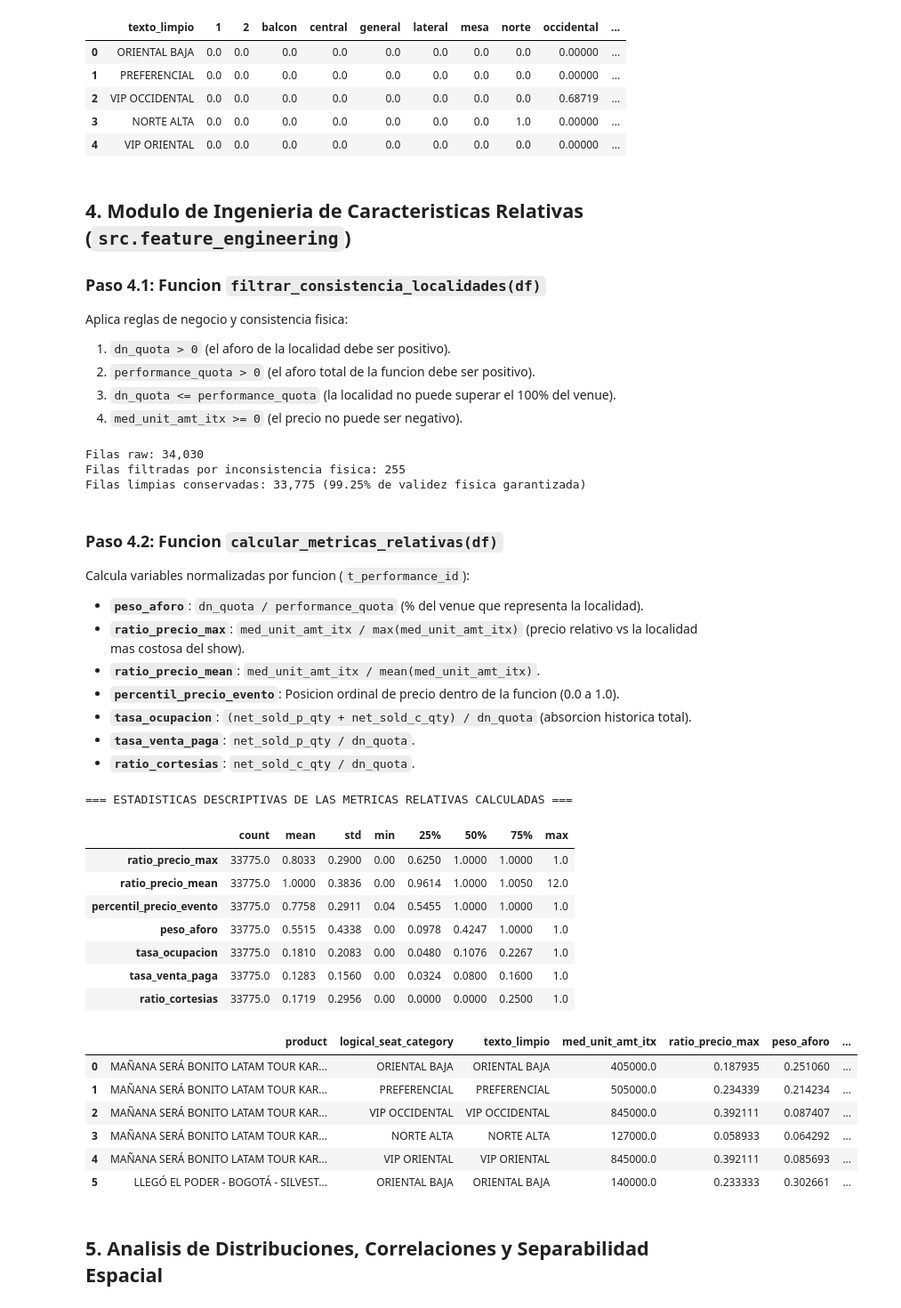
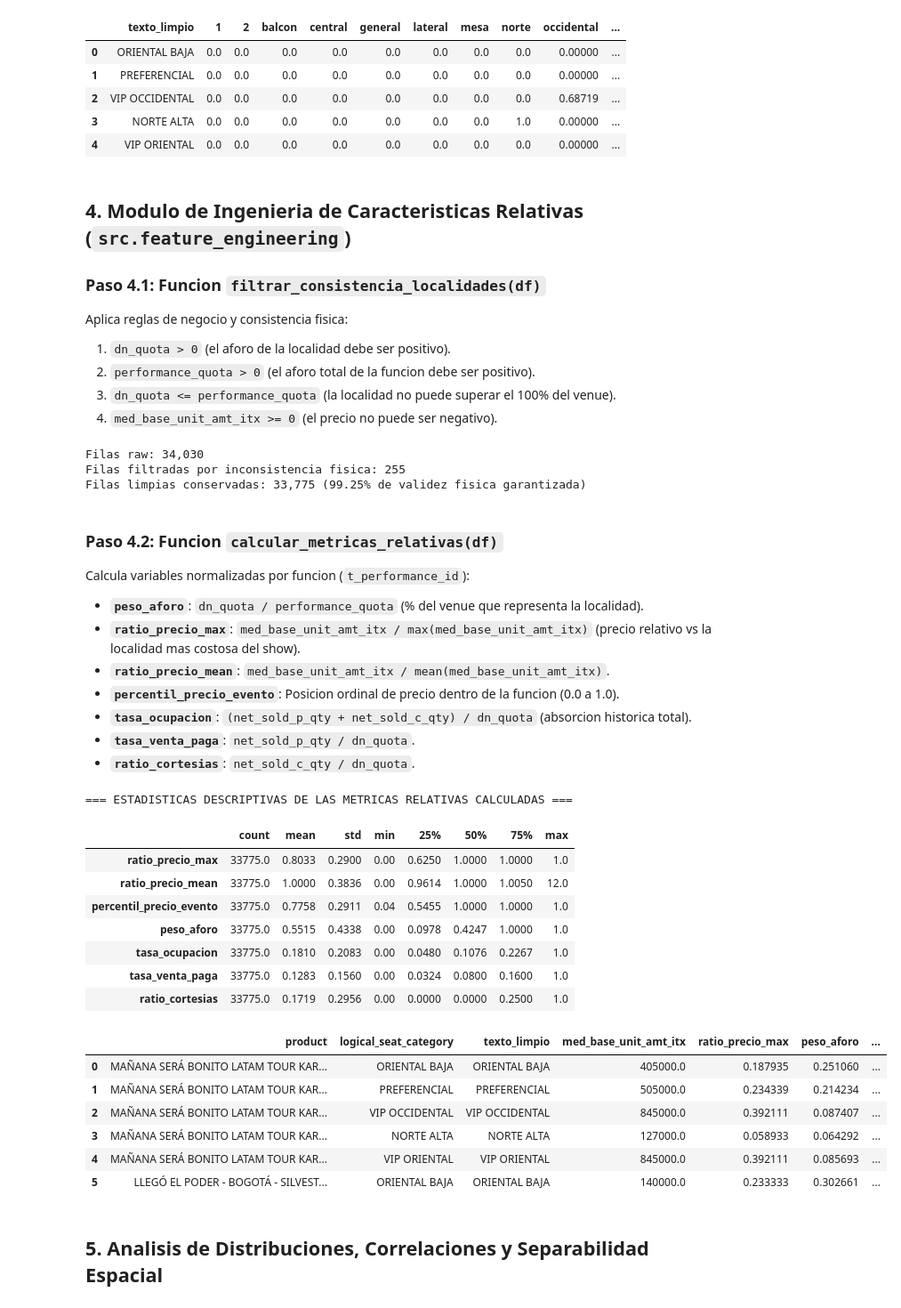
Before and after one commit to valentinatuboleta/clusterizacion-localidades, a Jupyter notebook: notebooks/01_eda_clusterizacion.ipynb, the cells around one changed output. Shown at 89% size. Cells and saved outputs as stored; diff of their text form; code cells hidden in the pictures.

```diff
--- a/notebooks/01_eda_clusterizacion.ipynb
+++ b/notebooks/01_eda_clusterizacion.ipynb
@@ -403,7 +403,7 @@ Aplica reglas de negocio y consistencia fisica:
 1. `dn_quota > 0` (el aforo de la localidad debe ser positivo).
 2. `performance_quota > 0` (el aforo total de la funcion debe ser positivo).
 3. `dn_quota <= performance_quota` (la localidad no puede superar el 100% del venue).
-4. `med_unit_amt_itx >= 0` (el precio no puede ser negativo).
+4. `med_base_unit_amt_itx >= 0` (el precio no puede ser negativo).
 # %%
 # Ejecutar filtrar_consistencia_localidades individualmente
 df_clean = filtrar_consistencia_localidades(df_raw)
@@ -420,8 +420,8 @@ Filas limpias conservadas: 33,775 (99.25% de validez fisica garantizada)
 ### Paso 4.2: Funcion `calcular_metricas_relativas(df)`
 Calcula variables normalizadas por funcion (`t_performance_id`):
 - **`peso_aforo`**: `dn_quota / performance_quota` (% del venue que representa la localidad).
-- **`ratio_precio_max`**: `med_unit_amt_itx / max(med_unit_amt_itx)` (precio relativo vs la localidad mas costosa del show).
-- **`ratio_precio_mean`**: `med_unit_amt_itx / mean(med_unit_amt_itx)`.
+- **`ratio_precio_max`**: `med_base_unit_amt_itx / max(med_base_unit_amt_itx)` (precio relativo vs la localidad mas costosa del show).
+- **`ratio_precio_mean`**: `med_base_unit_amt_itx / mean(med_base_unit_amt_itx)`.
 - **`percentil_precio_evento`**: Posicion ordinal de precio dentro de la funcion (0.0 a 1.0).
 - **`tasa_ocupacion`**: `(net_sold_p_qty + net_sold_c_qty) / dn_quota` (absorcion historica total).
 - **`tasa_venta_paga`**: `net_sold_p_qty / dn_quota`.
@@ -429,28 +429,28 @@ Calcula variables normalizadas por funcion (`t_performance_id`):
 # %%
 # Ejecutar calcular_metricas_relativas individualmente
 df_enriquecido = calcular_metricas_relativas(df_clean)
 
 metricas_relativas = [
     "ratio_precio_max", "ratio_precio_mean", "percentil_precio_evento",
     "peso_aforo", "tasa_ocupacion", "tasa_venta_paga", "ratio_cortesias"
 ]
 
 print("=== ESTADISTICAS DESCRIPTIVAS DE LAS METRICAS RELATIVAS CALCULADAS ===")
 display(df_enriquecido[metricas_relativas].describe().T.round(4))
 
 # Muestra de registros con sus metricas relativas
-display(df_enriquecido[["product", "logical_seat_category", "texto_limpio", "med_unit_amt_itx", "ratio_precio_max", "peso_aforo", "tasa_ocupacion"]].head(6))
+display(df_enriquecido[["product", "logical_seat_category", "texto_limpio", "med_base_unit_amt_itx", "ratio_precio_max", "peso_aforo", "tasa_ocupacion"]].head(6))
 # %% [output]
 === ESTADISTICAS DESCRIPTIVAS DE LAS METRICAS RELATIVAS CALCULADAS ===
 |  | count | mean | std | min | 25% | 50% | 75% | max |
 | ratio_precio_max | 33775.0 | 0.8033 | 0.2900 | 0.00 | 0.6250 | 1.0000 | 1.0000 | 1.0 |
 | ratio_precio_mean | 33775.0 | 1.0000 | 0.3836 | 0.00 | 0.9614 | 1.0000 | 1.0050 | 12.0 |
 | percentil_precio_evento | 33775.0 | 0.7758 | 0.2911 | 0.04 | 0.5455 | 1.0000 | 1.0000 | 1.0 |
 | peso_aforo | 33775.0 | 0.5515 | 0.4338 | 0.00 | 0.0978 | 0.4247 | 1.0000 | 1.0 |
 | tasa_ocupacion | 33775.0 | 0.1810 | 0.2083 | 0.00 | 0.0480 | 0.1076 | 0.2267 | 1.0 |
 | tasa_venta_paga | 33775.0 | 0.1283 | 0.1560 | 0.00 | 0.0324 | 0.0800 | 0.1600 | 1.0 |
 | ratio_cortesias | 33775.0 | 0.1719 | 0.2956 | 0.00 | 0.0000 | 0.0000 | 0.2500 | 1.0 |
-|  | product | logical_seat_category | texto_limpio | med_unit_amt_itx | ratio_precio_max | peso_aforo | ... |
+|  | product | logical_seat_category | texto_limpio | med_base_unit_amt_itx | ratio_precio_max | peso_aforo | ... |
 | 0 | MAÑANA SERÁ BONITO LATAM TOUR KAR... | ORIENTAL BAJA | ORIENTAL BAJA | 405000.0 | 0.187935 | 0.251060 | ... |
 | 1 | MAÑANA SERÁ BONITO LATAM TOUR KAR... | PREFERENCIAL | PREFERENCIAL | 505000.0 | 0.234339 | 0.214234 | ... |
 | 2 | MAÑANA SERÁ BONITO LATAM TOUR KAR... | VIP OCCIDENTAL | VIP OCCIDENTAL | 845000.0 | 0.392111 | 0.087407 | ... |
```
Also changed, not shown: parts of 6 cells of this notebook, 13 other files.
